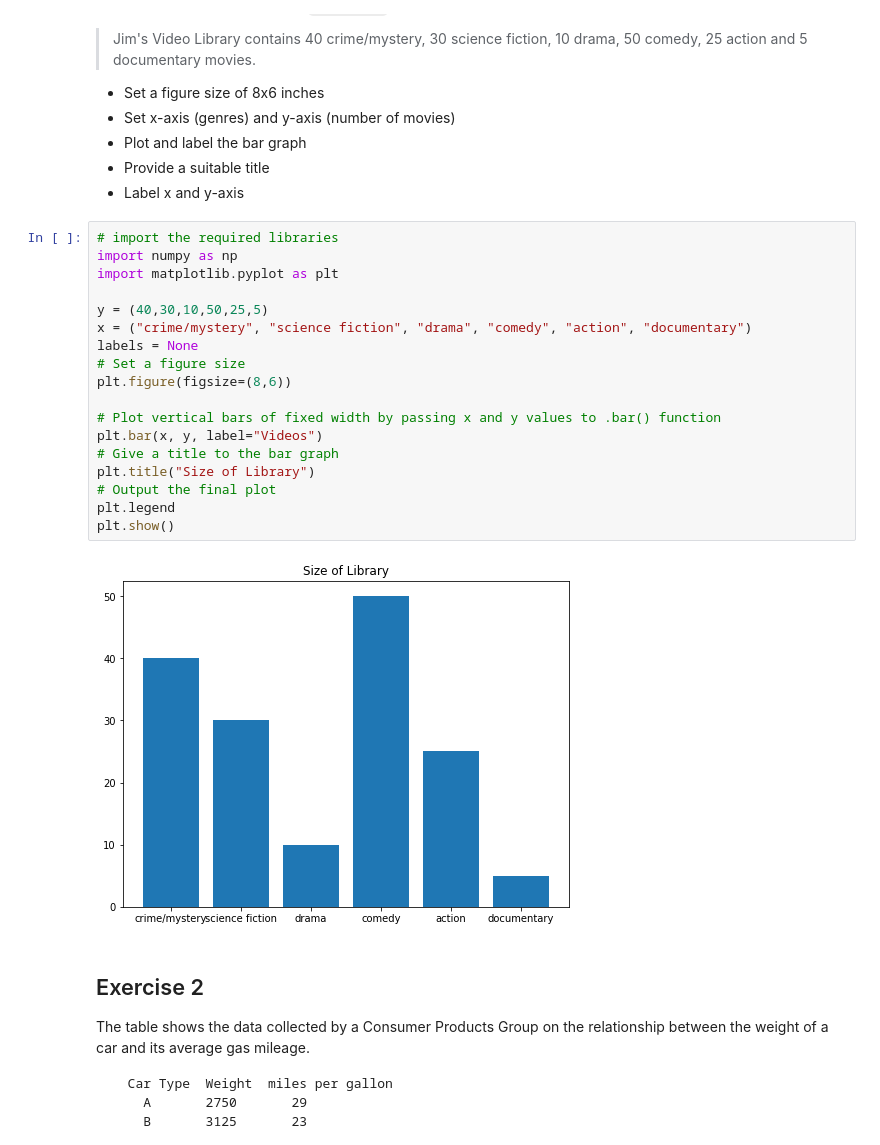
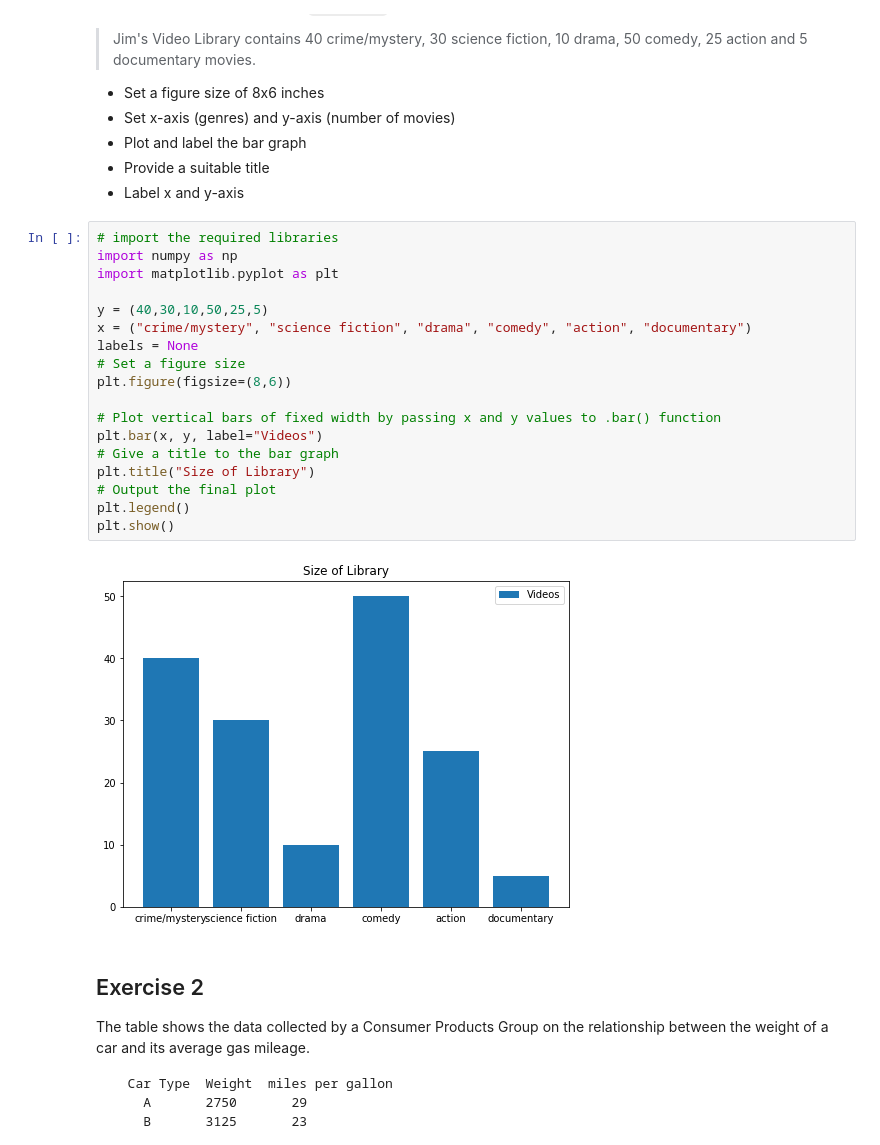
Before and after one commit to seancarverphd/dsc-data-viz-lab-dc-ds-060319, a Jupyter notebook: index.ipynb, the cells around one changed output. Cells and saved outputs as stored; diff of their text form.

```diff
--- a/index.ipynb
+++ b/index.ipynb
@@ -23,23 +23,23 @@ Make a vertical bar graph using `plt.bar()` for the following set of data:
 # %%
 # import the required libraries
 import numpy as np
 import matplotlib.pyplot as plt
 
 y = (40,30,10,50,25,5)
 x = ("crime/mystery", "science fiction", "drama", "comedy", "action", "documentary")
 labels = None
 # Set a figure size
 plt.figure(figsize=(8,6))
 
 # Plot vertical bars of fixed width by passing x and y values to .bar() function
 plt.bar(x, y, label="Videos")
 # Give a title to the bar graph
 plt.title("Size of Library")
 # Output the final plot
-plt.legend
+plt.legend()
 plt.show()
 # %% [output]
-[figure, old version]
+[figure, new version]
 # %% [markdown]
 ## Exercise 2
 
```
